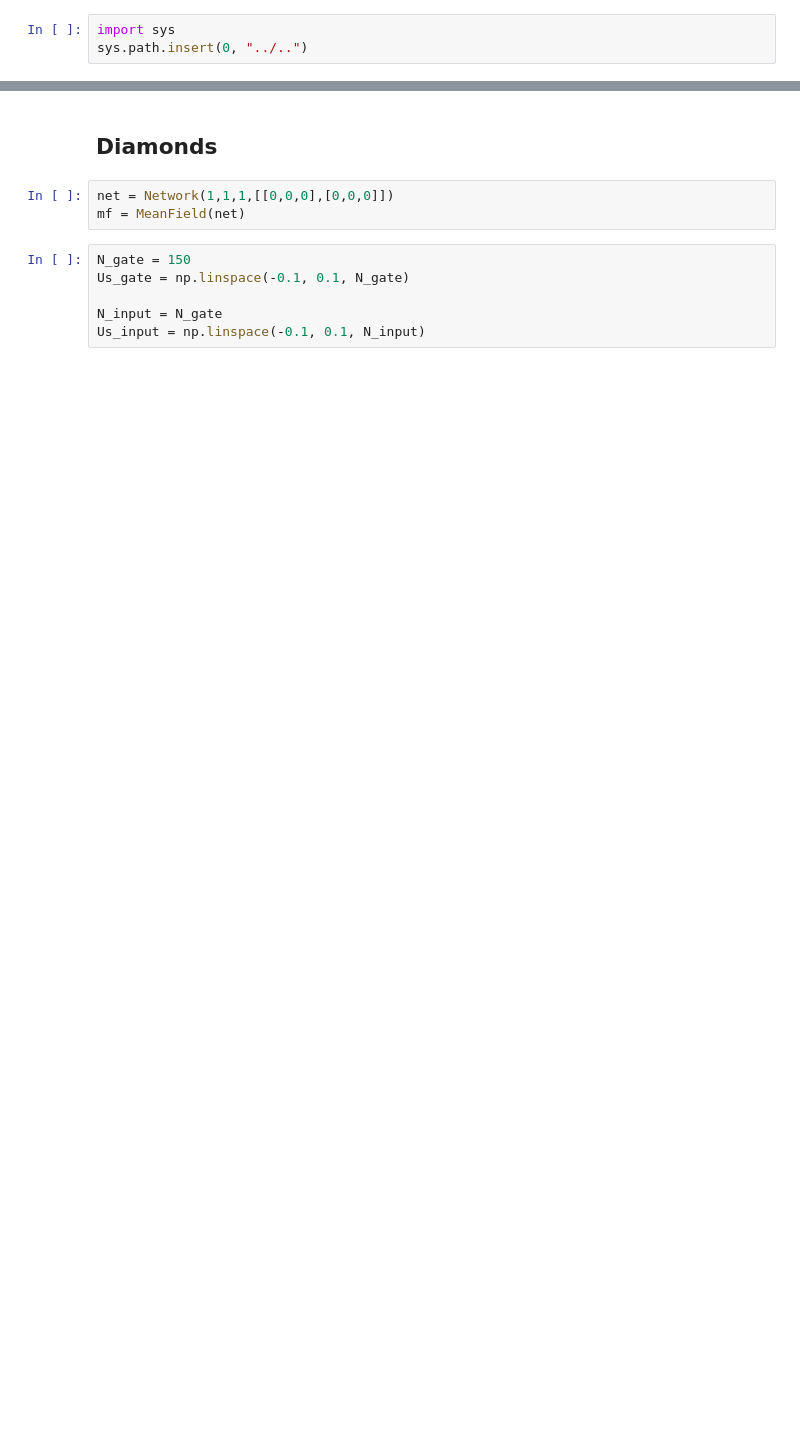
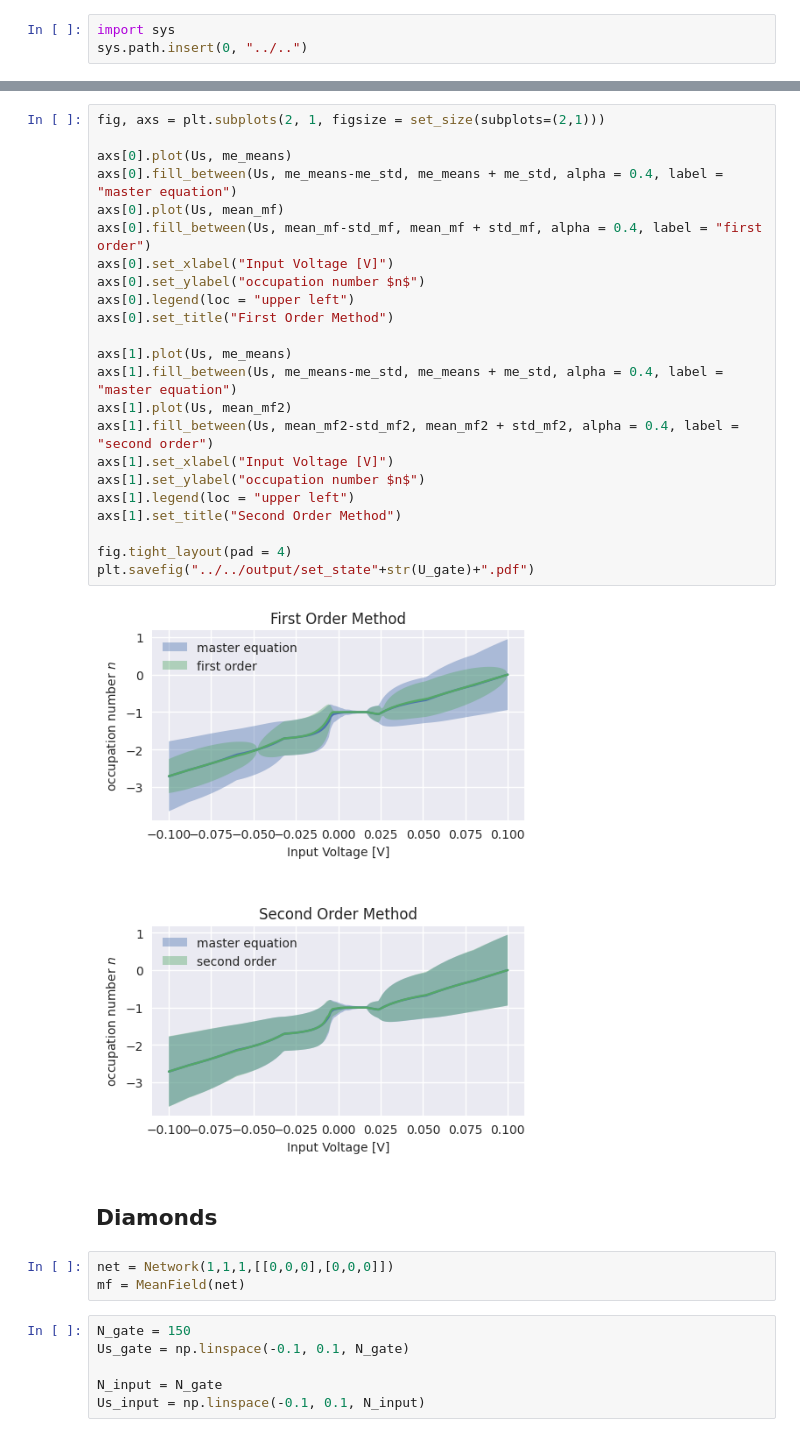
Before and after one commit to evanwonisch/NanoNetsMF, a Jupyter notebook: run/single_electron_transistor/single_electron_transistor.ipynb, the cells around one changed output, grey strips where cells are left out. Saved outputs shown, nothing was run; the diff lists cells and outputs as text; blank space fills up the shorter version.

```diff
--- a/run/single_electron_transistor/single_electron_transistor.ipynb
+++ b/run/single_electron_transistor/single_electron_transistor.ipynb
@@ -45,3 +107,28 @@ plt.savefig("../../output/set_kmc.png")
+# %%
+fig, axs = plt.subplots(2, 1, figsize = set_size(subplots=(2,1)))
+
+axs[0].plot(Us, me_means)
+axs[0].fill_between(Us, me_means-me_std, me_means + me_std, alpha = 0.4, label = "master equation")
+axs[0].plot(Us, mean_mf)
+axs[0].fill_between(Us, mean_mf-std_mf, mean_mf + std_mf, alpha = 0.4, label = "first order")
+axs[0].set_xlabel("Input Voltage [V]")
+axs[0].set_ylabel("occupation number $n$")
+axs[0].legend(loc = "upper left")
+axs[0].set_title("First Order Method")
+
+axs[1].plot(Us, me_means)
+axs[1].fill_between(Us, me_means-me_std, me_means + me_std, alpha = 0.4, label = "master equation")
+axs[1].plot(Us, mean_mf2)
+axs[1].fill_between(Us, mean_mf2-std_mf2, mean_mf2 + std_mf2, alpha = 0.4, label = "second order")
+axs[1].set_xlabel("Input Voltage [V]")
+axs[1].set_ylabel("occupation number $n$")
+axs[1].legend(loc = "upper left")
+axs[1].set_title("Second Order Method")
+
+fig.tight_layout(pad = 4)
+plt.savefig("../../output/set_state"+str(U_gate)+".pdf")
+# %% [output]
+[figure, added]
 # %% [markdown]
 ## Diamonds
 # %%
```
Also changed, not shown: parts of 26 cells of this notebook, 22 other files.
